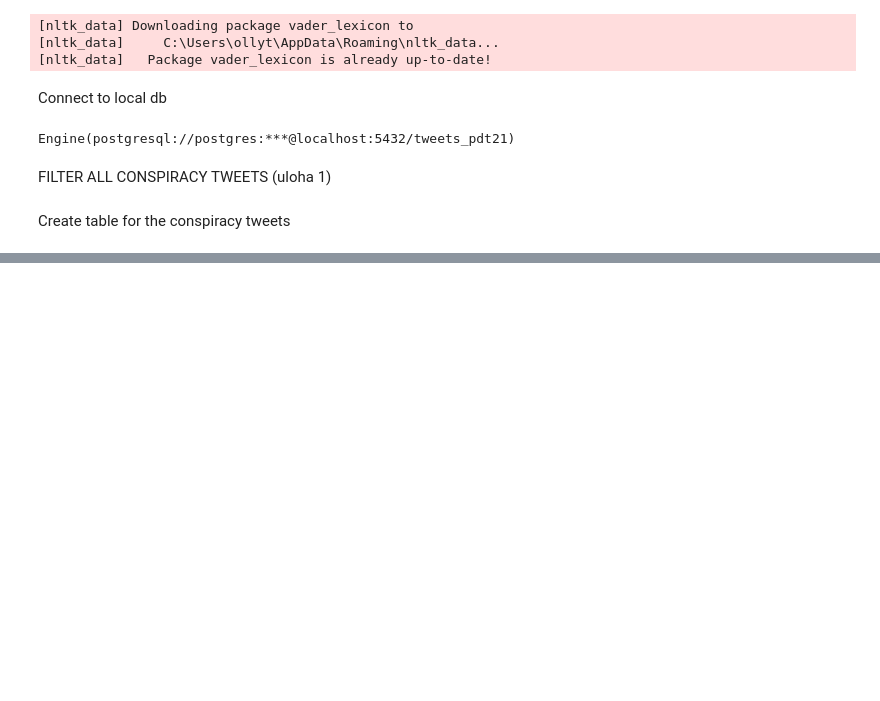
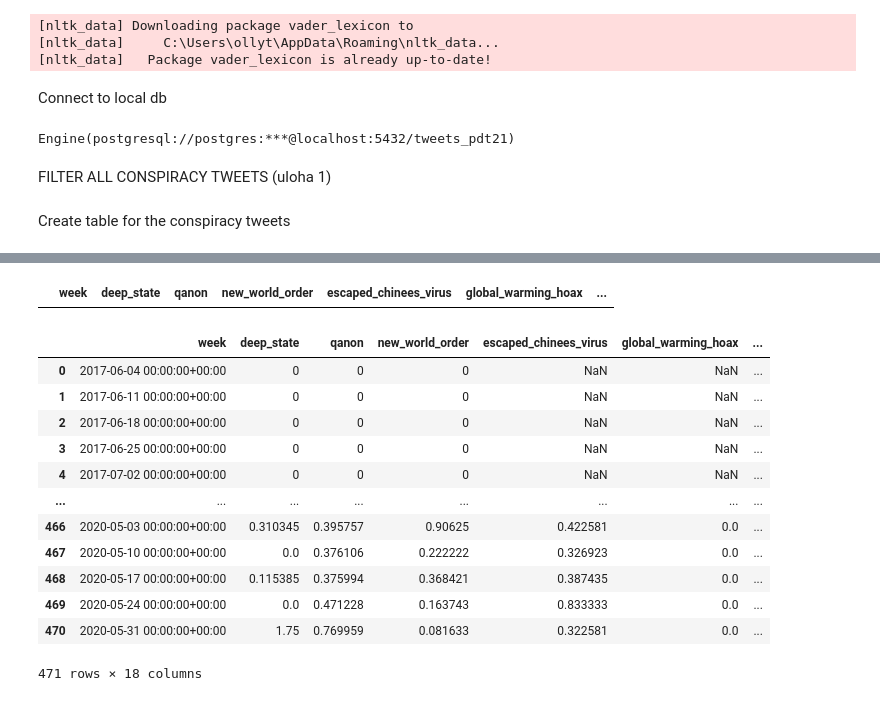
Before and after one commit to letv3/adt_project1, a Jupyter notebook: src/code.ipynb, the cells around one changed output, grey strips where cells are left out. Drawn from its saved outputs; the diff is of its cells as text; code cells hidden in the pictures; blank space fills up the shorter version.

```diff
--- a/src/code.ipynb
+++ b/src/code.ipynb
@@ -105,0 +258,64 @@ len(batched_tweets)
+# %%
+column_names = ['week']
+column_names.extend(conspiracy_themes['theme_name'].to_list())
+column_names.extend(['tweet_count', 'tweet_extreme_count', 'tweet_neutral_count'])
+sentiment_analysis_df = pd.DataFrame(columns=column_names)
+
+sentiment_analysis_df
+# %% [output]
+|  | week | deep_state | qanon | new_world_order | escaped_chinees_virus | global_warming_hoax | ... |
+# %%
+for week_group in tweet_id_groups_per_weeks.__iter__():
+    all_tweets_for_week = week_group[1].values
+    week_date = week_group[0]
+    analysis_df_row = {'week': week_date}
+    tweet_extreme_count_week_total = 0
+    tweet_neutral_count_week_total = 0
+    for idx, theme in conspiracy_themes.iterrows():
+
+        single_theory_tweet_ids = tweets_conspiracy_themes['tweet_id'].loc[
+            tweets_conspiracy_themes['theme_id'] == theme['theme_id']]
+
+        single_theory_tweet_ids_for_week = single_theory_tweet_ids[
+            single_theory_tweet_ids.isin(all_tweets_for_week)]
+        sentiment_single_theory_tweets = processed_tweets_df.loc[
+            processed_tweets_df['id'].isin(single_theory_tweet_ids_for_week)]
+        ### tweet count calculations
+        tweet_count_week = len(sentiment_single_theory_tweets)
+        tweet_extreme_count_week_theory = len(sentiment_single_theory_tweets[
+                                      sentiment_single_theory_tweets['compound'] < -0.5] +
+                                  sentiment_single_theory_tweets[
+                                      sentiment_single_theory_tweets['compound'] > 0.5])
+        tweet_neutral_count_week_theory = tweet_count_week - \
+                                          tweet_extreme_count_week_theory
+        if tweet_neutral_count_week_theory == 0:
+            extreme_neutral_ratio = 0
+        else:
+            extreme_neutral_ratio = tweet_extreme_count_week_theory / tweet_neutral_count_week_theory
+
+
+        # fillig up the entry row
+        analysis_df_row[theme['theme_name']] = extreme_neutral_ratio
+        tweet_extreme_count_week_total += tweet_extreme_count_week_theory
+        tweet_neutral_count_week_total += tweet_neutral_count_week_theory
+
+    analysis_df_row['tweet_count'] = len(all_tweets_for_week)
+    analysis_df_row['tweet_extreme_count'] = tweet_extreme_count_week_total
+    analysis_df_row['tweet_neutral_count'] = tweet_neutral_count_week_total
+    sentiment_analysis_df = sentiment_analysis_df.append(analysis_df_row, ignore_index=True)
+
+sentiment_analysis_df
+# %% [output]
+|  | week | deep_state | qanon | new_world_order | escaped_chinees_virus | global_warming_hoax | ... |
+| 0 | 2017-06-04 00:00:00+00:00 | 0 | 0 | 0 | NaN | NaN | ... |
+| 1 | 2017-06-11 00:00:00+00:00 | 0 | 0 | 0 | NaN | NaN | ... |
+| 2 | 2017-06-18 00:00:00+00:00 | 0 | 0 | 0 | NaN | NaN | ... |
+| 3 | 2017-06-25 00:00:00+00:00 | 0 | 0 | 0 | NaN | NaN | ... |
+| 4 | 2017-07-02 00:00:00+00:00 | 0 | 0 | 0 | NaN | NaN | ... |
+| ... | ... | ... | ... | ... | ... | ... | ... |
+| 466 | 2020-05-03 00:00:00+00:00 | 0.310345 | 0.395757 | 0.90625 | 0.422581 | 0.0 | ... |
+| 467 | 2020-05-10 00:00:00+00:00 | 0.0 | 0.376106 | 0.222222 | 0.326923 | 0.0 | ... |
+| 468 | 2020-05-17 00:00:00+00:00 | 0.115385 | 0.375994 | 0.368421 | 0.387435 | 0.0 | ... |
+| 469 | 2020-05-24 00:00:00+00:00 | 0.0 | 0.471228 | 0.163743 | 0.833333 | 0.0 | ... |
+| 470 | 2020-05-31 00:00:00+00:00 | 1.75 | 0.769959 | 0.081633 | 0.322581 | 0.0 | ... |
+471 rows × 18 columns
```
Also changed, not shown: parts of 30 cells of this notebook, 4 other files.
